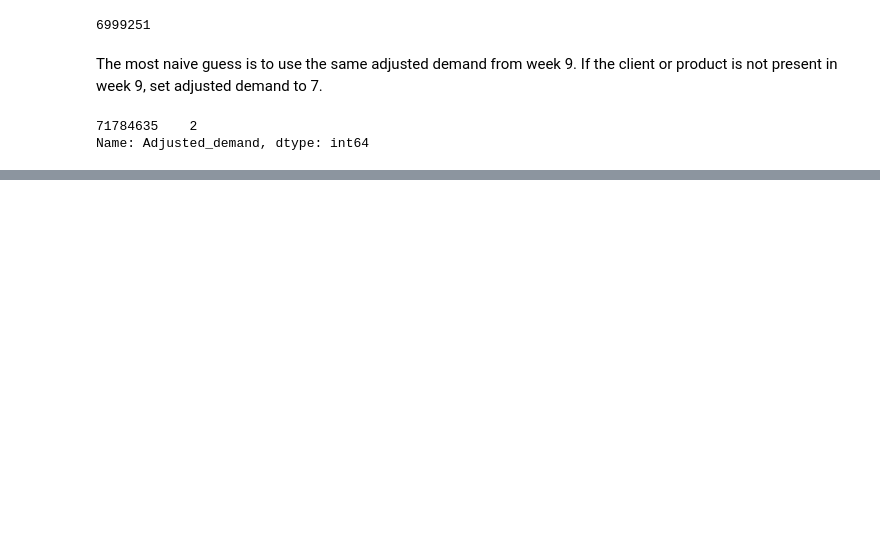
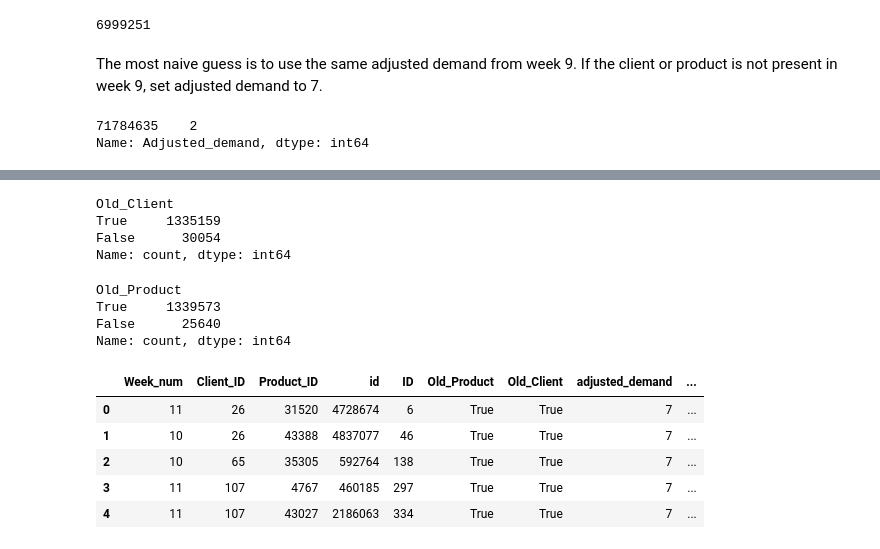
Before and after one commit to ElliotBlackstone/EWinter25_Product_Inventory, a Jupyter notebook: bakery_simple_prediction.ipynb, the cells around one changed output, grey strips where cells are left out. Saved outputs shown, nothing was run; the diff lists cells and outputs as text; code cells hidden in the pictures; blank space fills up the shorter version.

```diff
--- a/bakery_simple_prediction.ipynb
+++ b/bakery_simple_prediction.ipynb
@@ -349,0 +225,14 @@ df_submission.to_csv('simple_prediction.csv', index=False)
+# %%
+newdf['Old_Client'].value_counts()
+# %% [output]
+Old_Client
+True     1335159
+False      30054
+Name: count, dtype: int64
+# %%
+newdf['Old_Product'].value_counts()
+# %% [output]
+Old_Product
+True     1339573
+False      25640
+Name: count, dtype: int64
@@ -349,0 +248,12 @@ df_submission.to_csv('simple_prediction.csv', index=False)
+# %%
+newdf = pd.read_csv("non_seven_guesses.csv")
+newdf = newdf.drop('Unnamed: 0', axis=1)
+
+newdf.head()
+# %% [output]
+|  | Week_num | Client_ID | Product_ID | id | ID | Old_Product | Old_Client | adjusted_demand | ... |
+| 0 | 11 | 26 | 31520 | 4728674 | 6 | True | True | 7 | ... |
+| 1 | 10 | 26 | 43388 | 4837077 | 46 | True | True | 7 | ... |
+| 2 | 10 | 65 | 35305 | 592764 | 138 | True | True | 7 | ... |
+| 3 | 11 | 107 | 4767 | 460185 | 297 | True | True | 7 | ... |
+| 4 | 11 | 107 | 43027 | 2186063 | 334 | True | True | 7 | ... |
```
Also changed, not shown: parts of 58 cells of this notebook, 1 other file.
